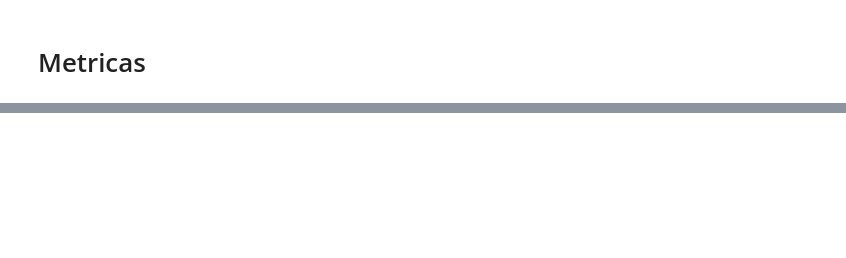
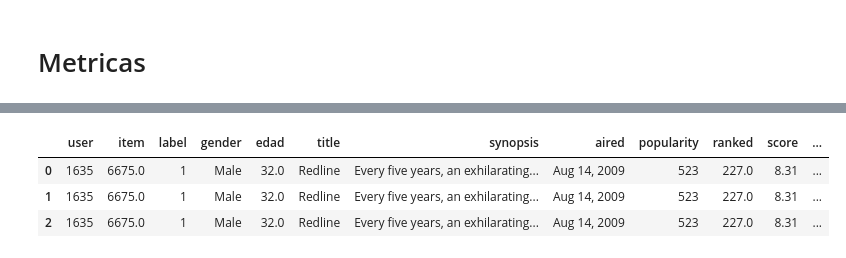
Before and after one commit to benjahuenchunir/Proyecto-Recsys, a Jupyter notebook: DeepFM.ipynb, the cells around one changed output, grey strips where cells are left out. Saved outputs shown, nothing was run; the diff lists cells and outputs as text; code cells hidden in the pictures; blank space fills up the shorter version.

Commit message:
feat: implement DeepFM with extra features

```diff
--- a/DeepFM.ipynb
+++ b/DeepFM.ipynb
@@ -49,2 +75,0 @@ for row in metadata.itertuples():
-# %%
-df_train = df_train.dropna(subset=['itemid'])
@@ -73,0 +76,44 @@ test_model_input = {name: test[name].values for name in feature_names}
+# %%
+def add_extra_features(df, profiles, animes):
+    # Join with profiles to get user features
+    df = df.merge(profiles, how='left', left_on='userid', right_on='user_id')
+
+    # Join with animes to get item features
+    df = df.merge(animes, how='left', left_on='itemid', right_on='uid')
+
+    # Drop unnecessary columns
+    df = df.drop(columns=['user_id', 'uid', 'profile', 'birthday', 'favorites_anime', 'link_x', 'birthday_year', 'episodes', 'members'])
+
+    return df
+
+def separate_genre_column(df):
+    # genre column is a string representing a list of genres (e.g. "['Action', 'Adventure']")
+    df['genre_list'] = df['genre'].apply(lambda x: eval(x) if pd.notnull(x) else [])
+    # Create separate columns for up to 3 genres
+    for i in range(3):
+        df[f'genre_{i+1}'] = df['genre_list'].apply(lambda x: x[i] if len(x) > i else None)
+
+    df = df.drop(columns=['genre', 'genre_list'])
+    return df
+
+def rename_columns(df):
+    df = df.rename(columns={
+        'itemid': 'item', 'userid': 'user', 'rating': 'label'
+    })
+    return df
+# %%
+df_train = add_extra_features(df_train, profiles, animes)
+df_test = add_extra_features(df_test, profiles, animes)
+
+df_train = separate_genre_column(df_train)
+df_test = separate_genre_column(df_test)
+
+df_train = rename_columns(df_train)
+df_test = rename_columns(df_test)
+# %%
+df_train.head(3)
+# %% [output]
+|  | user | item | label | gender | edad | title | synopsis | aired | popularity | ranked | score | ... |
+| 0 | 1635 | 6675.0 | 1 | Male | 32.0 | Redline | Every five years, an exhilarating... | Aug 14, 2009 | 523 | 227.0 | 8.31 | ... |
+| 1 | 1635 | 6675.0 | 1 | Male | 32.0 | Redline | Every five years, an exhilarating... | Aug 14, 2009 | 523 | 227.0 | 8.31 | ... |
+| 2 | 1635 | 6675.0 | 1 | Male | 32.0 | Redline | Every five years, an exhilarating... | Aug 14, 2009 | 523 | 227.0 | 8.31 | ... |
```
Also changed, not shown: parts of 17 cells of this notebook, 9 other files.
